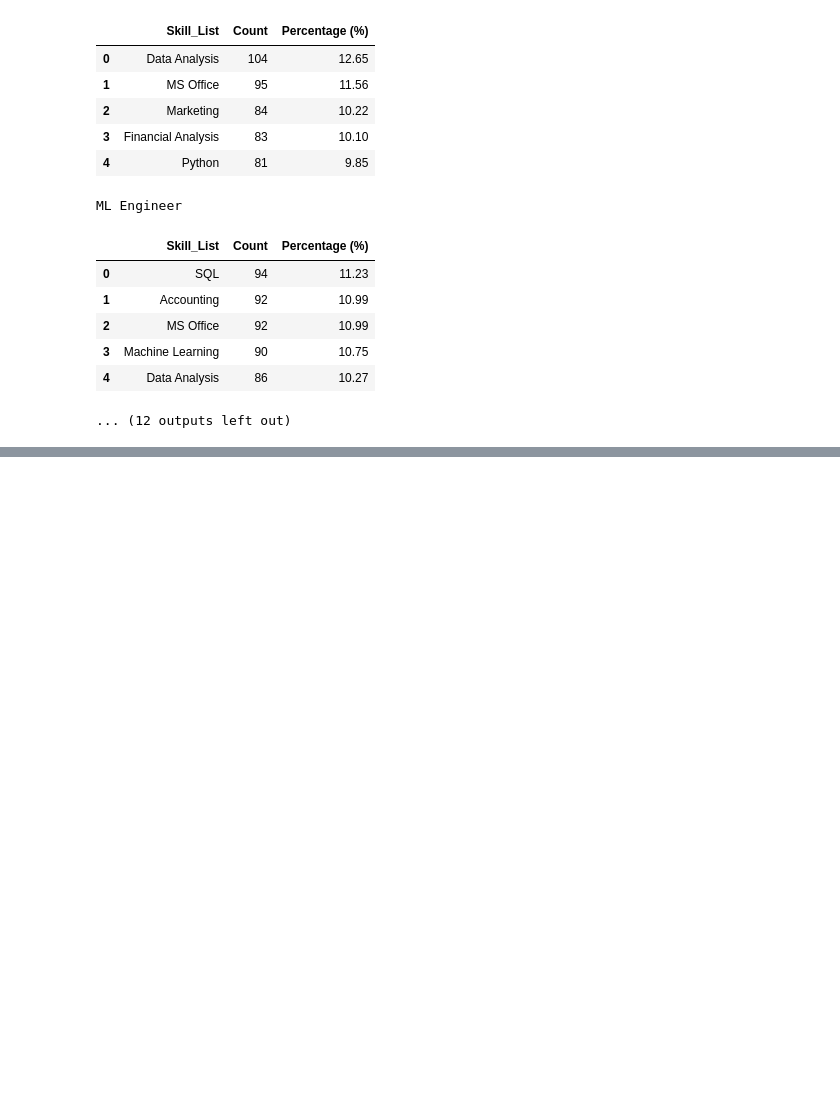
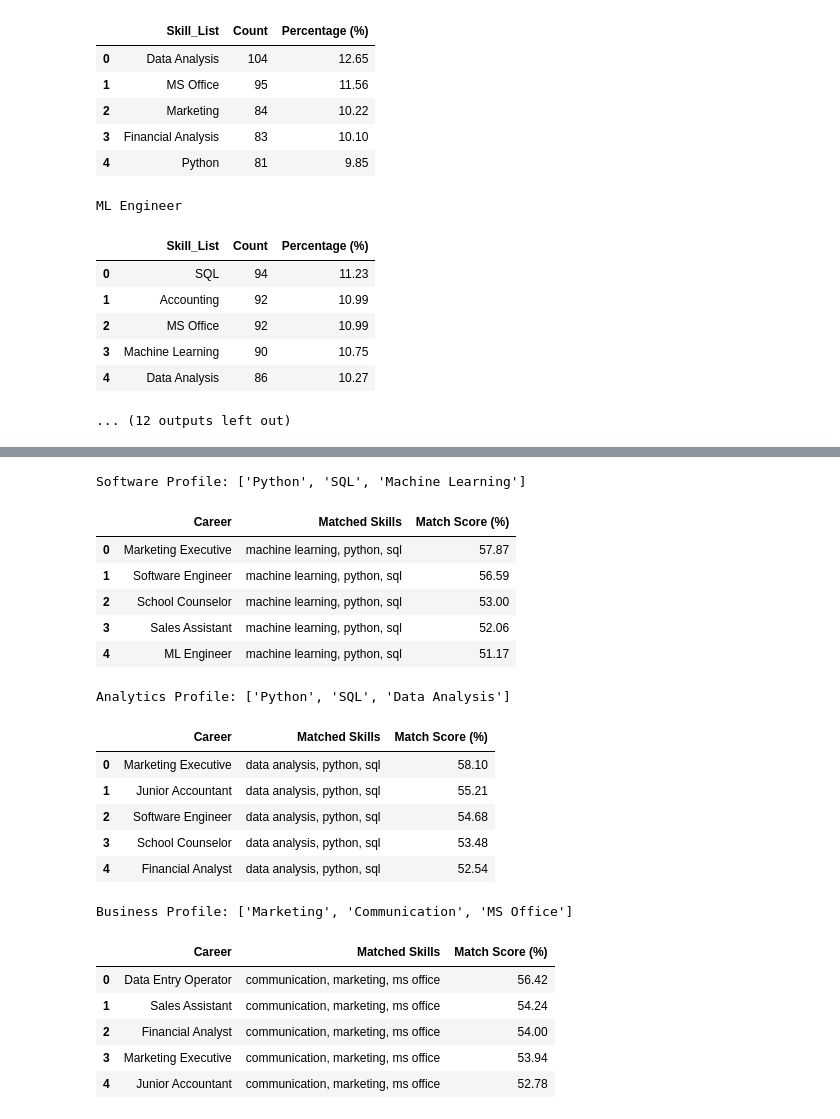
Before and after one commit to Hemavathi0611/SkillPath-AI-Career-and-Job-Recommendation-System-capstone-, a Jupyter notebook: notebooks/02_career_model.ipynb, the cells around one changed output, grey strips where cells are left out. Saved outputs shown, nothing was run; the diff lists cells and outputs as text; code cells hidden in the pictures; blank space fills up the shorter version.

```diff
--- a/notebooks/02_career_model.ipynb
+++ b/notebooks/02_career_model.ipynb
@@ -834,0 +876,38 @@ ModuleNotFoundError: No module named 'src'
+# %%
+test_profiles = {
+    "Software Profile": ["Python", "SQL", "Machine Learning"],
+    "Analytics Profile": ["Python", "SQL", "Data Analysis"],
+    "Business Profile": ["Marketing", "Communication", "MS Office"]
+}
+
+for profile_name, skills in test_profiles.items():
+    print(f"\n{profile_name}: {skills}")
+
+    display(
+        career_recommender.recommend_careers(
+            user_skills=skills,
+            top_n=5
+        )
+    )
+# %% [output]
+Software Profile: ['Python', 'SQL', 'Machine Learning']
+|  | Career | Matched Skills | Match Score (%) |
+| 0 | Marketing Executive | machine learning, python, sql | 57.87 |
+| 1 | Software Engineer | machine learning, python, sql | 56.59 |
+| 2 | School Counselor | machine learning, python, sql | 53.00 |
+| 3 | Sales Assistant | machine learning, python, sql | 52.06 |
+| 4 | ML Engineer | machine learning, python, sql | 51.17 |
+Analytics Profile: ['Python', 'SQL', 'Data Analysis']
+|  | Career | Matched Skills | Match Score (%) |
+| 0 | Marketing Executive | data analysis, python, sql | 58.10 |
+| 1 | Junior Accountant | data analysis, python, sql | 55.21 |
+| 2 | Software Engineer | data analysis, python, sql | 54.68 |
+| 3 | School Counselor | data analysis, python, sql | 53.48 |
+| 4 | Financial Analyst | data analysis, python, sql | 52.54 |
+Business Profile: ['Marketing', 'Communication', 'MS Office']
+|  | Career | Matched Skills | Match Score (%) |
+| 0 | Data Entry Operator | communication, marketing, ms office | 56.42 |
+| 1 | Sales Assistant | communication, marketing, ms office | 54.24 |
+| 2 | Financial Analyst | communication, marketing, ms office | 54.00 |
+| 3 | Marketing Executive | communication, marketing, ms office | 53.94 |
+| 4 | Junior Accountant | communication, marketing, ms office | 52.78 |
```
Also changed, not shown: parts of 3 cells of this notebook, 3 other files.
